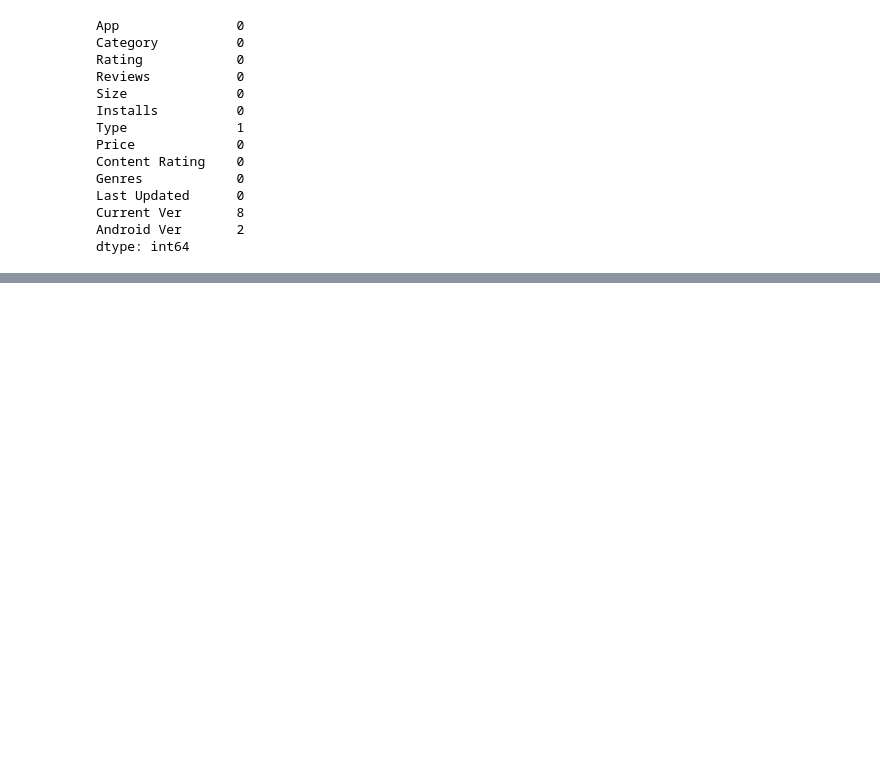
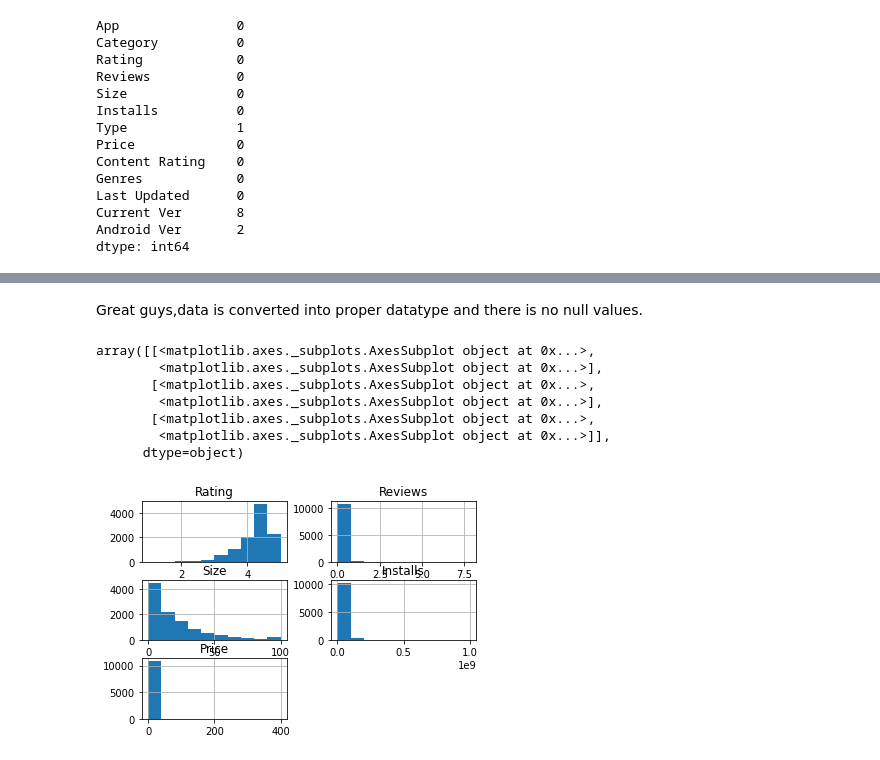
Before and after one commit to Shailendra114/Play-Store-App-Review-Analysis, a Jupyter notebook: Play_Store_App_Review_Analysis_Capstone_Project.ipynb, the cells around one changed output, grey strips where cells are left out. Drawn from its saved outputs; the diff is of its cells as text; code cells hidden in the pictures; blank space fills up the shorter version.

```diff
--- a/Play_Store_App_Review_Analysis_Capstone_Project.ipynb
+++ b/Play_Store_App_Review_Analysis_Capstone_Project.ipynb
@@ -231,0 +234,6 @@ dtype: int64
+# %%
+#drop Current Ver and Android Ver
+df=df.drop(['Current Ver','Android Ver'],axis=1)
+# %%
+#lets convert Type into proper datatype
+df['Type'].fillna(value='Free',inplace=True)
@@ -231,0 +262,14 @@ dtype: int64
+# %% [markdown]
+Great guys,data is converted into proper datatype and there is no null values.
+# %%
+#lets see how our data looks after cleaning data
+df.hist()
+# %% [output]
+array([[<matplotlib.axes._subplots.AxesSubplot object at 0x...>,
+        <matplotlib.axes._subplots.AxesSubplot object at 0x...>],
+       [<matplotlib.axes._subplots.AxesSubplot object at 0x...>,
+        <matplotlib.axes._subplots.AxesSubplot object at 0x...>],
+       [<matplotlib.axes._subplots.AxesSubplot object at 0x...>,
+        <matplotlib.axes._subplots.AxesSubplot object at 0x...>]],
+      dtype=object)
+[figure, added]
```
Also changed, not shown: parts of 3 cells of this notebook.
